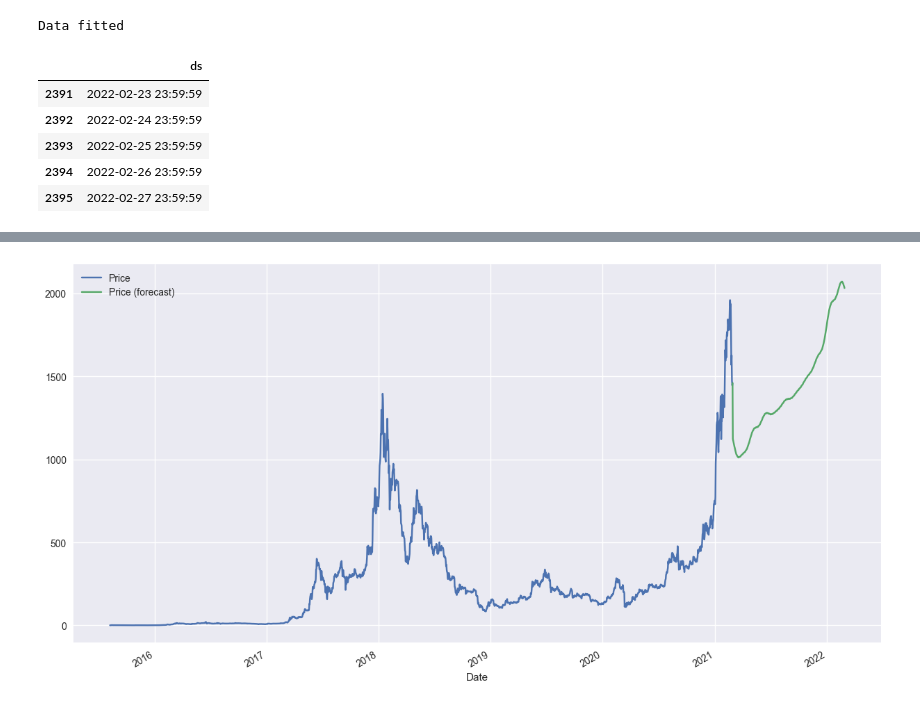
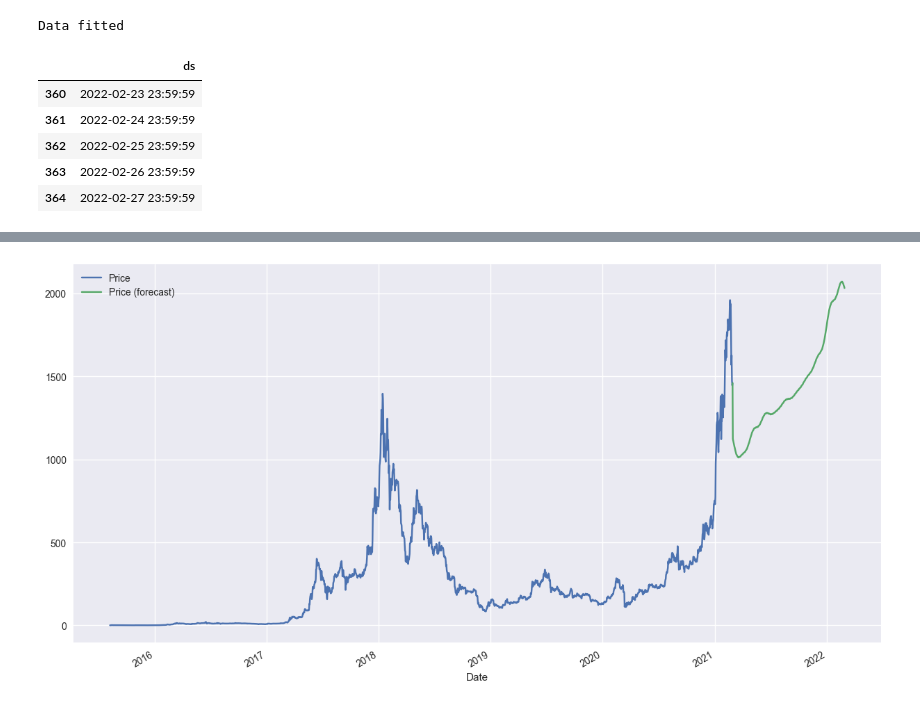
Before and after one commit to fgladisch/ethereum-price-forecast, a Jupyter notebook: ethereum_price_forecast.ipynb, the cells around one changed output, grey strips where cells are left out. Drawn from its saved outputs; the diff is of its cells as text; code cells hidden in the pictures.

```diff
--- a/ethereum_price_forecast.ipynb
+++ b/ethereum_price_forecast.ipynb
@@ -91,16 +87,16 @@ print("Data fitted")
 # %% [output]
 Data fitted
 # %%
-future = prophet.make_future_dataframe(periods=365)
+future = prophet.make_future_dataframe(periods=365, include_history=False)
 
 future.tail()
 # %% [output]
 |  | ds |
-| 2391 | 2022-02-23 23:59:59 |
-| 2392 | 2022-02-24 23:59:59 |
-| 2393 | 2022-02-25 23:59:59 |
-| 2394 | 2022-02-26 23:59:59 |
-| 2395 | 2022-02-27 23:59:59 |
+| 360 | 2022-02-23 23:59:59 |
+| 361 | 2022-02-24 23:59:59 |
+| 362 | 2022-02-25 23:59:59 |
+| 363 | 2022-02-26 23:59:59 |
+| 364 | 2022-02-27 23:59:59 |
 # %%
 forecast = prophet.predict(future)
 
```
Also changed, not shown: parts of 7 cells of this notebook, 4 other files.
